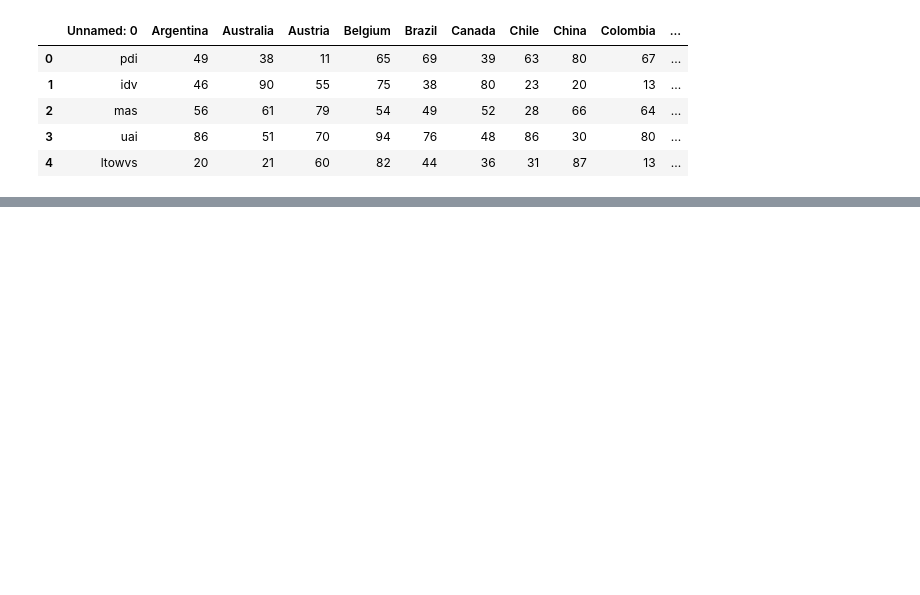
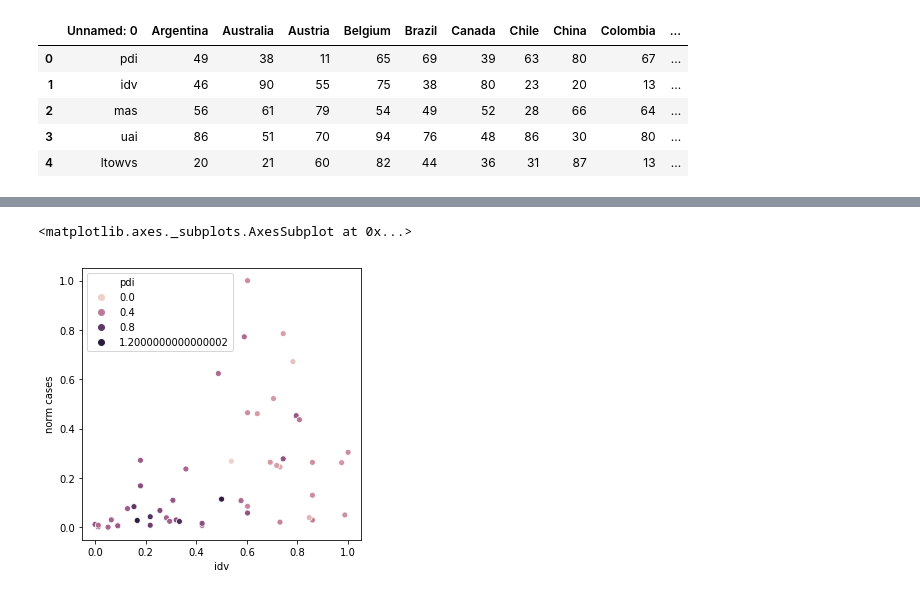
Before and after one commit to rorycochrane/COVID19HofstedeCulturalDimensions, a Jupyter notebook: 3_Data_Analysis.ipynb, the cells around one changed output, grey strips where cells are left out. Drawn from its saved outputs; the diff is of its cells as text; code cells hidden in the pictures; blank space fills up the shorter version.

```diff
--- a/3_Data_Analysis.ipynb
+++ b/3_Data_Analysis.ipynb
@@ -49,0 +57,6 @@ sns.heatmap(all_data.corr(), annot = True)
+# %%
+plt.figure(figsize=(5,5))
+sns.scatterplot(data = all_data, hue = 'pdi', x = 'idv', y = 'norm cases')
+# %% [output]
+<matplotlib.axes._subplots.AxesSubplot at 0x...>
+[figure, added]
```
Also changed, not shown: parts of 4 cells of this notebook.
